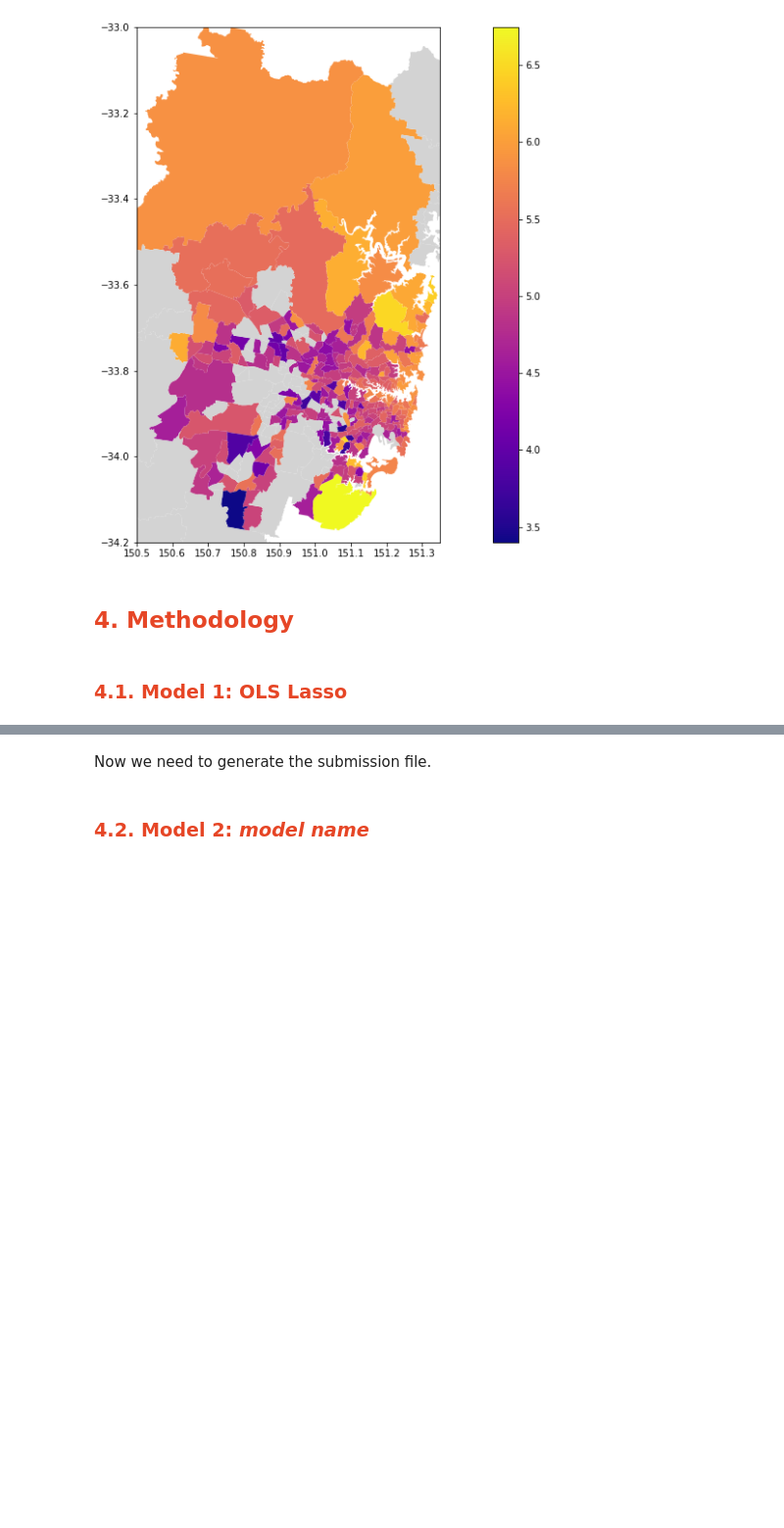
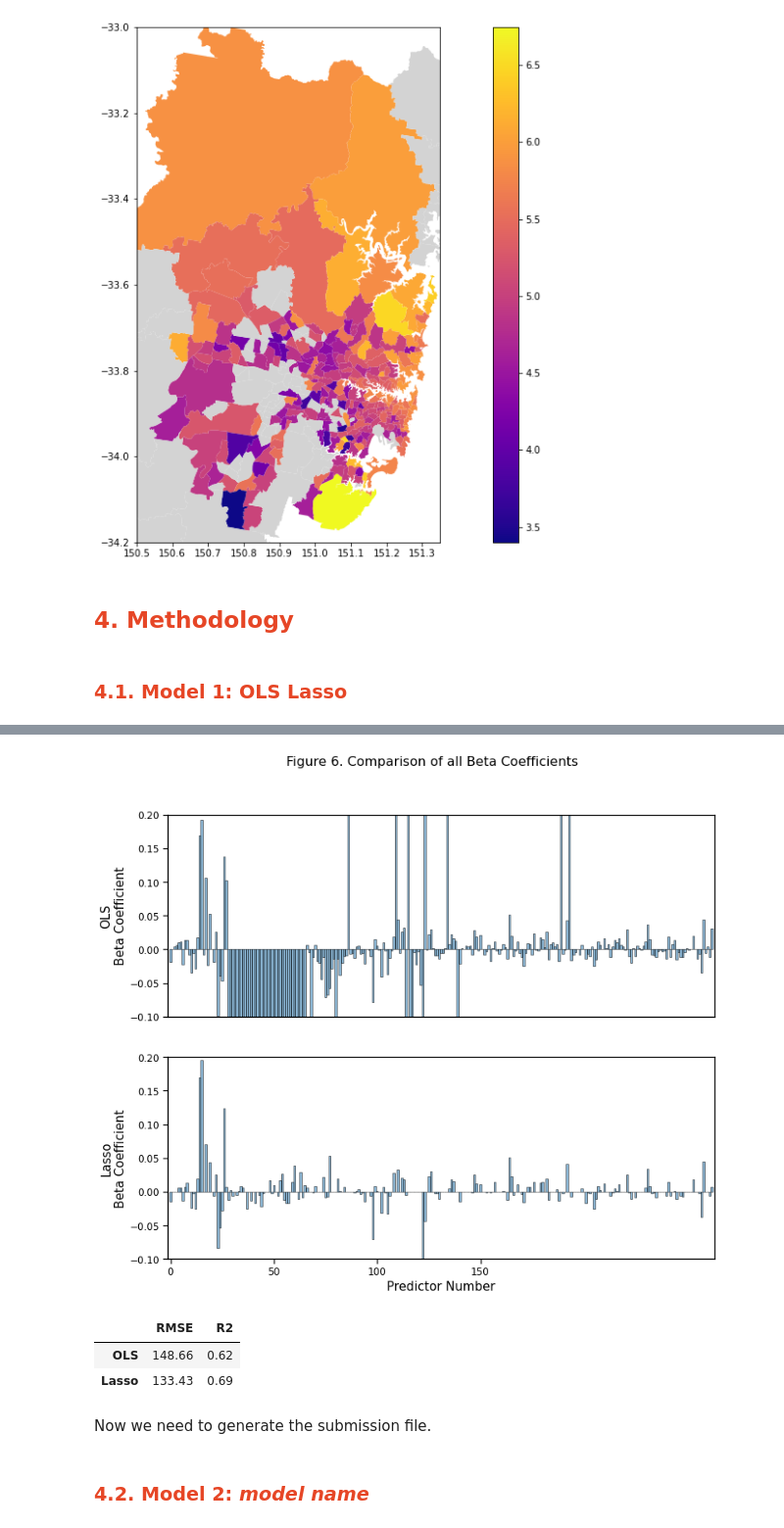
Before and after one commit to Jamielimingzhe/QBUS6810, a Jupyter notebook: QBUS6810_Group18_Notebook.ipynb, the cells around one changed output, grey strips where cells are left out. Shown: that part at 98% size. Cells and saved outputs as stored; diff of their text form; code cells hidden in the pictures; blank space fills up the shorter version.

```diff
--- a/QBUS6810_Group18_Notebook.ipynb
+++ b/QBUS6810_Group18_Notebook.ipynb
@@ -220,0 +350,18 @@ pd.Series(result).hist()
+# %%
+model = [ols, lasso]
+model_name = ['OLS', 'Lasso']
+p = len(predictors)
+
+plt.figure(figsize = (12, 10))
+for i in range(len(model)):
+    plt.subplot(len(model), 1, i+1)
+    plt.bar(np.arange(p), model[i].coef_, width=1, alpha=0.5, edgecolor = 'black')
+    plt.xticks([])
+    plt.xlim([-1.5, p+0.5])
+    plt.ylim([-0.1, 0.2])
+    plt.ylabel(model_name[i] + '\nBeta Coefficient')
+plt.xticks([0, 50, 100, 150])
+plt.xlabel('Predictor Number')
+plt.suptitle('Figure 6. Comparison of all Beta Coefficients', fontsize=16);
+# %% [output]
+[figure, added]
@@ -221,3 +388,9 @@ pd.Series(result).hist()
+# %%
+results.round(2)
+# %% [output]
+|  | RMSE | R2 |
+| OLS | 148.66 | 0.62 |
+| Lasso | 133.43 | 0.69 |
 # %% [markdown]
 Now we need to generate the submission file.
 # %%
```
Also changed, not shown: parts of 29 cells of this notebook.
